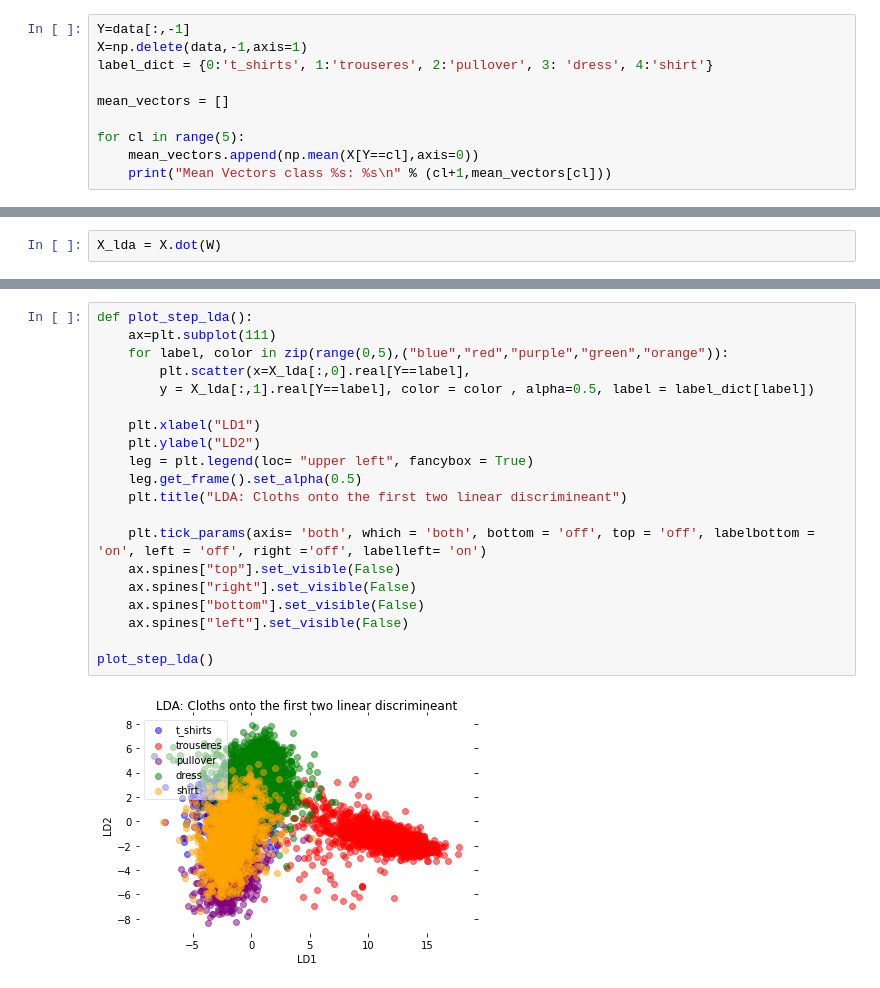
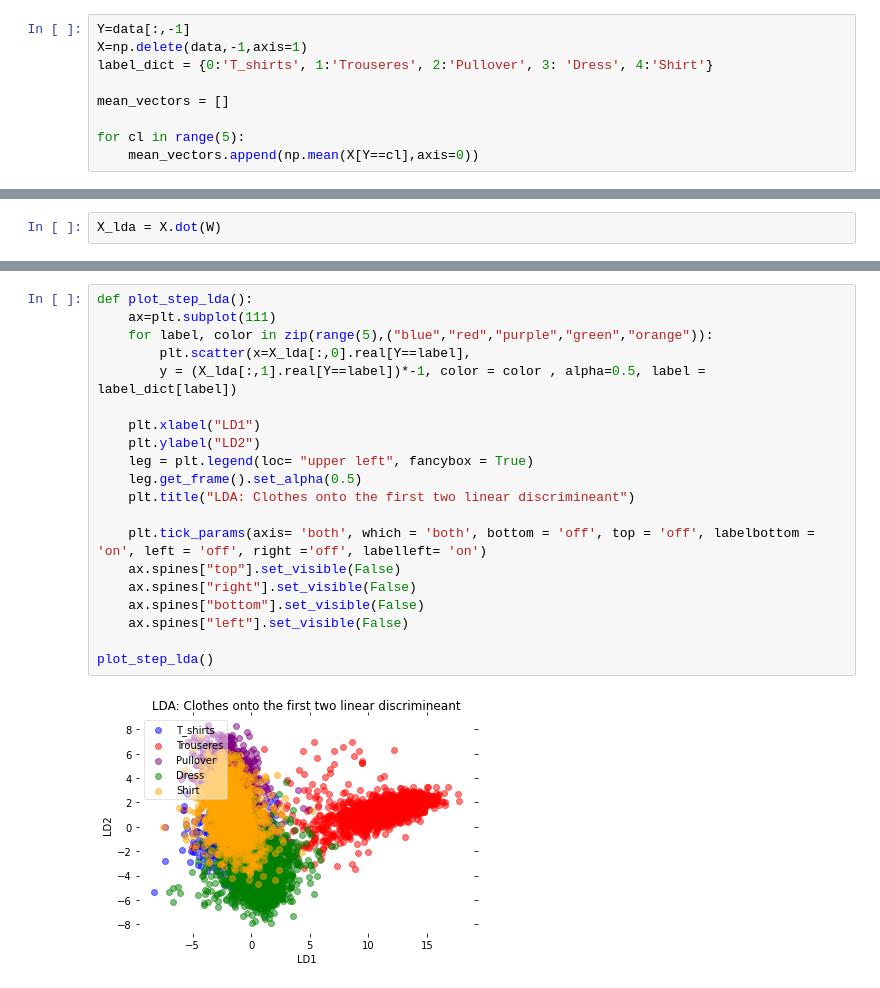
Before and after one commit to JBH010/ML-project, a Jupyter notebook: LDA_hardcode.ipynb, the cells around one changed output, grey strips where cells are left out. Drawn from its saved outputs; the diff is of its cells as text.

```diff
--- a/LDA_hardcode.ipynb
+++ b/LDA_hardcode.ipynb
@@ -8,10 +6,9 @@ array([0, 1, 0, ..., 3, 0, 1], dtype=uint8)
 # %%
 Y=data[:,-1]
 X=np.delete(data,-1,axis=1)
-label_dict = {0:'t_shirts', 1:'trouseres', 2:'pullover', 3: 'dress', 4:'shirt'}
+label_dict = {0:'T_shirts', 1:'Trouseres', 2:'Pullover', 3: 'Dress', 4:'Shirt'}
 
 mean_vectors = []
 
 for cl in range(5):
     mean_vectors.append(np.mean(X[Y==cl],axis=0))
-    print("Mean Vectors class %s: %s\n" % (cl+1,mean_vectors[cl]))
@@ -165,22 +110,22 @@ array([[-3.07188115+0.j,  0.32390806+0.j, -2.3229647 +0.j,
 # %%
 def plot_step_lda():
     ax=plt.subplot(111)
-    for label, color in zip(range(0,5),("blue","red","purple","green","orange")):
+    for label, color in zip(range(5),("blue","red","purple","green","orange")):
         plt.scatter(x=X_lda[:,0].real[Y==label],
-        y = X_lda[:,1].real[Y==label], color = color , alpha=0.5, label = label_dict[label])
+        y = (X_lda[:,1].real[Y==label])*-1, color = color , alpha=0.5, label = label_dict[label])
 
     plt.xlabel("LD1")
     plt.ylabel("LD2")
     leg = plt.legend(loc= "upper left", fancybox = True)
     leg.get_frame().set_alpha(0.5)
-    plt.title("LDA: Cloths onto the first two linear discrimineant")
+    plt.title("LDA: Clothes onto the first two linear discrimineant")
 
     plt.tick_params(axis= 'both', which = 'both', bottom = 'off', top = 'off', labelbottom = 'on', left = 'off', right ='off', labelleft= 'on')
     ax.spines["top"].set_visible(False)
     ax.spines["right"].set_visible(False)
     ax.spines["bottom"].set_visible(False)
     ax.spines["left"].set_visible(False)
 
 plot_step_lda()
 # %% [output]
-[figure, old version]
+[figure, new version]
```
Also changed, not shown: parts of 9 cells of this notebook.
